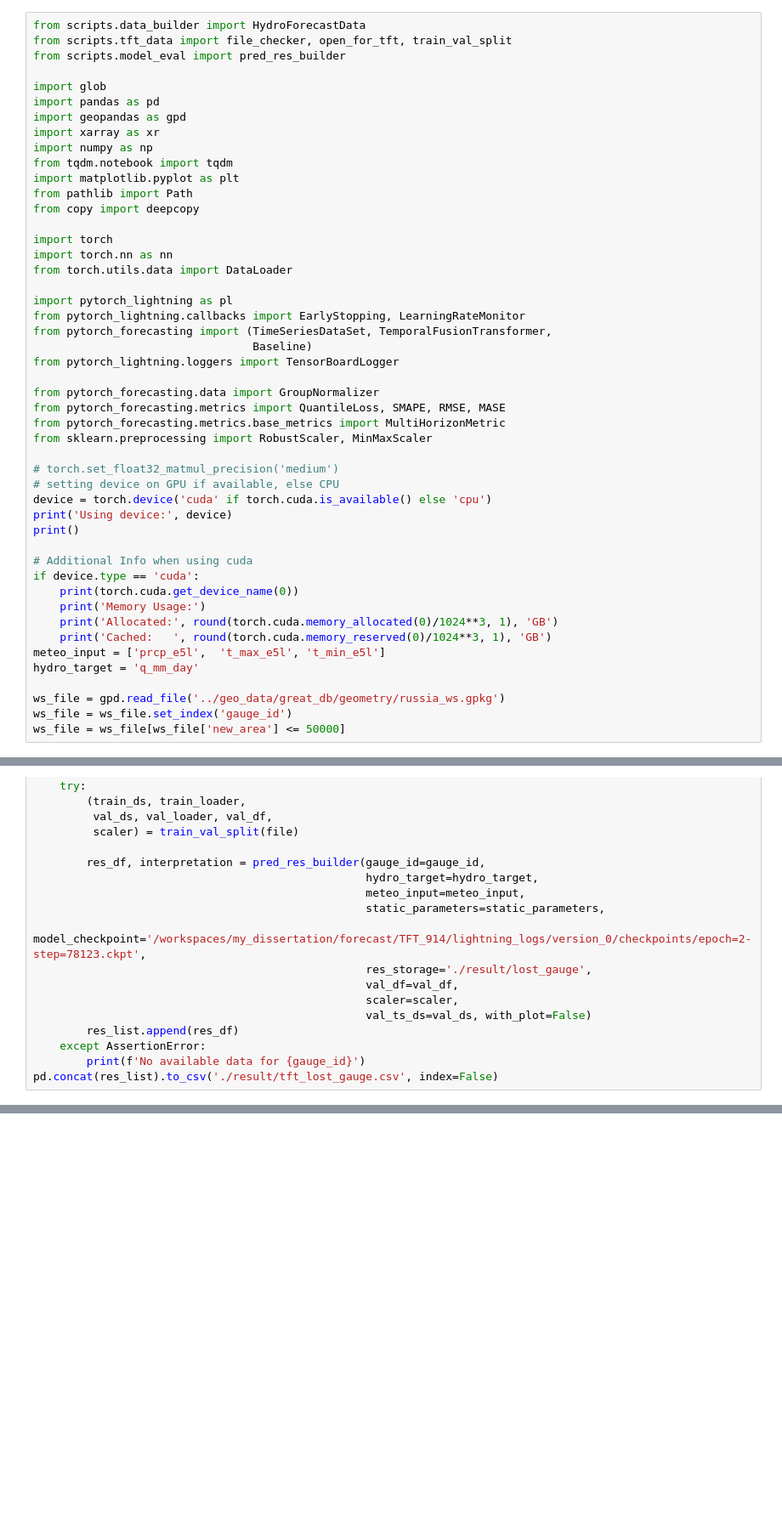
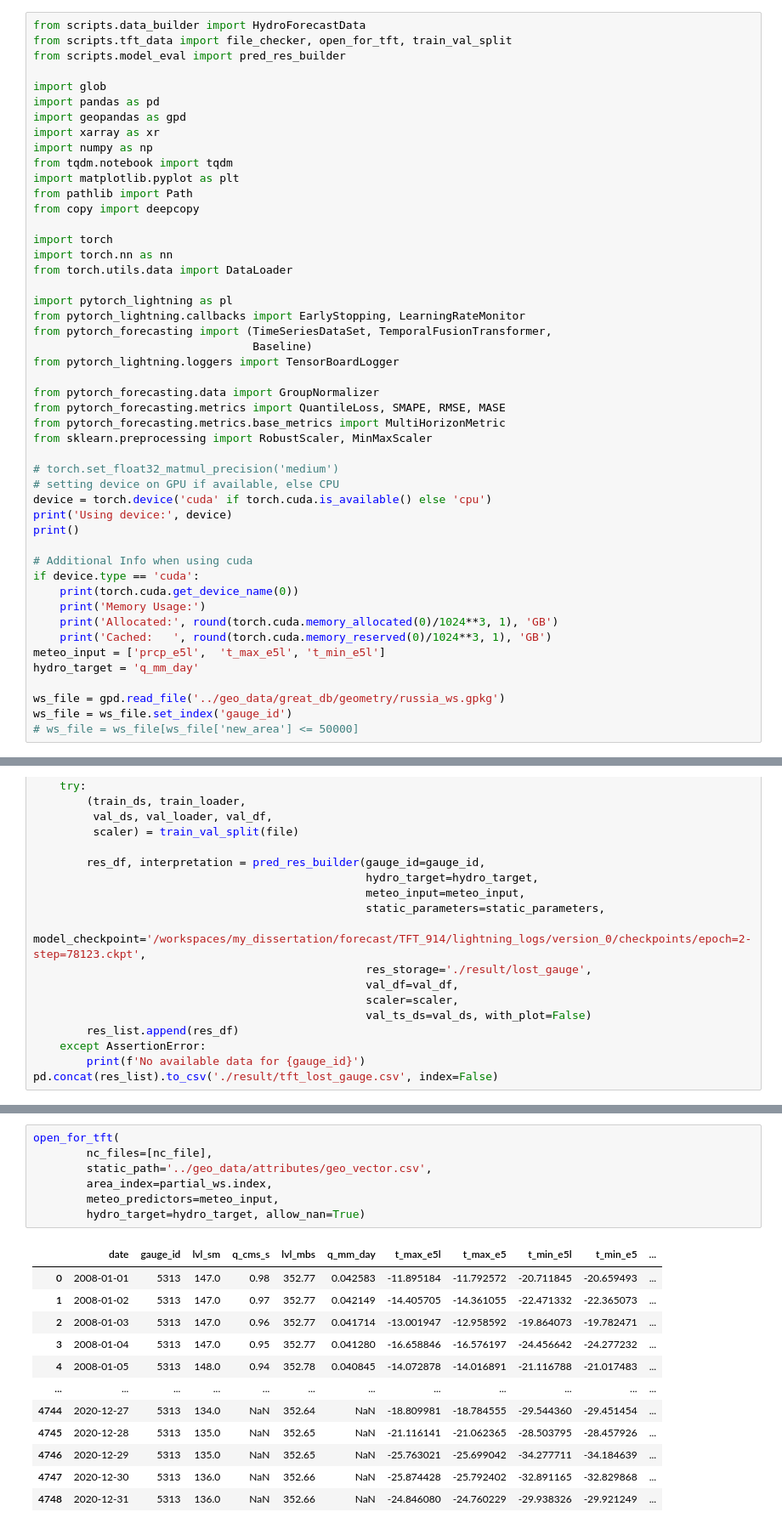
Before and after one commit to dmbrmv/my_dissertation, a Jupyter notebook: forecast/model_launch.ipynb, the cells around one changed output, grey strips where cells are left out. Shown at 85% size. Drawn from its saved outputs; the diff is of its cells as text; blank space fills up the shorter version.

```diff
--- a/forecast/model_launch.ipynb
+++ b/forecast/model_launch.ipynb
@@ -55,4 +55,4 @@ hydro_target = 'q_mm_day'
 
 ws_file = gpd.read_file('../geo_data/great_db/geometry/russia_ws.gpkg')
 ws_file = ws_file.set_index('gauge_id')
-ws_file = ws_file[ws_file['new_area'] <= 50000]
+# ws_file = ws_file[ws_file['new_area'] <= 50000]
@@ -470,0 +459,20 @@ for nc_file in [file for file
+# %%
+open_for_tft(
+        nc_files=[nc_file],
+        static_path='../geo_data/attributes/geo_vector.csv',
+        area_index=partial_ws.index,
+        meteo_predictors=meteo_input,
+        hydro_target=hydro_target, allow_nan=True)
+# %% [output]
+|  | date | gauge_id | lvl_sm | q_cms_s | lvl_mbs | q_mm_day | t_max_e5l | t_max_e5 | t_min_e5l | t_min_e5 | ... |
+| 0 | 2008-01-01 | 5313 | 147.0 | 0.98 | 352.77 | 0.042583 | -11.895184 | -11.792572 | -20.711845 | -20.659493 | ... |
+| 1 | 2008-01-02 | 5313 | 147.0 | 0.97 | 352.77 | 0.042149 | -14.405705 | -14.361055 | -22.471332 | -22.365073 | ... |
+| 2 | 2008-01-03 | 5313 | 147.0 | 0.96 | 352.77 | 0.041714 | -13.001947 | -12.958592 | -19.864073 | -19.782471 | ... |
+| 3 | 2008-01-04 | 5313 | 147.0 | 0.95 | 352.77 | 0.041280 | -16.658846 | -16.576197 | -24.456642 | -24.277232 | ... |
+| 4 | 2008-01-05 | 5313 | 148.0 | 0.94 | 352.78 | 0.040845 | -14.072878 | -14.016891 | -21.116788 | -21.017483 | ... |
+| ... | ... | ... | ... | ... | ... | ... | ... | ... | ... | ... | ... |
+| 4744 | 2020-12-27 | 5313 | 134.0 | NaN | 352.64 | NaN | -18.809981 | -18.784555 | -29.544360 | -29.451454 | ... |
+| 4745 | 2020-12-28 | 5313 | 135.0 | NaN | 352.65 | NaN | -21.116141 | -21.062365 | -28.503795 | -28.457926 | ... |
+| 4746 | 2020-12-29 | 5313 | 135.0 | NaN | 352.65 | NaN | -25.763021 | -25.699042 | -34.277711 | -34.184639 | ... |
+| 4747 | 2020-12-30 | 5313 | 136.0 | NaN | 352.66 | NaN | -25.874428 | -25.792402 | -32.891165 | -32.829868 | ... |
+| 4748 | 2020-12-31 | 5313 | 136.0 | NaN | 352.66 | NaN | -24.846080 | -24.760229 | -29.938326 | -29.921249 | ... |
```
Also changed, not shown: parts of 30 cells of this notebook, 17 other files.
